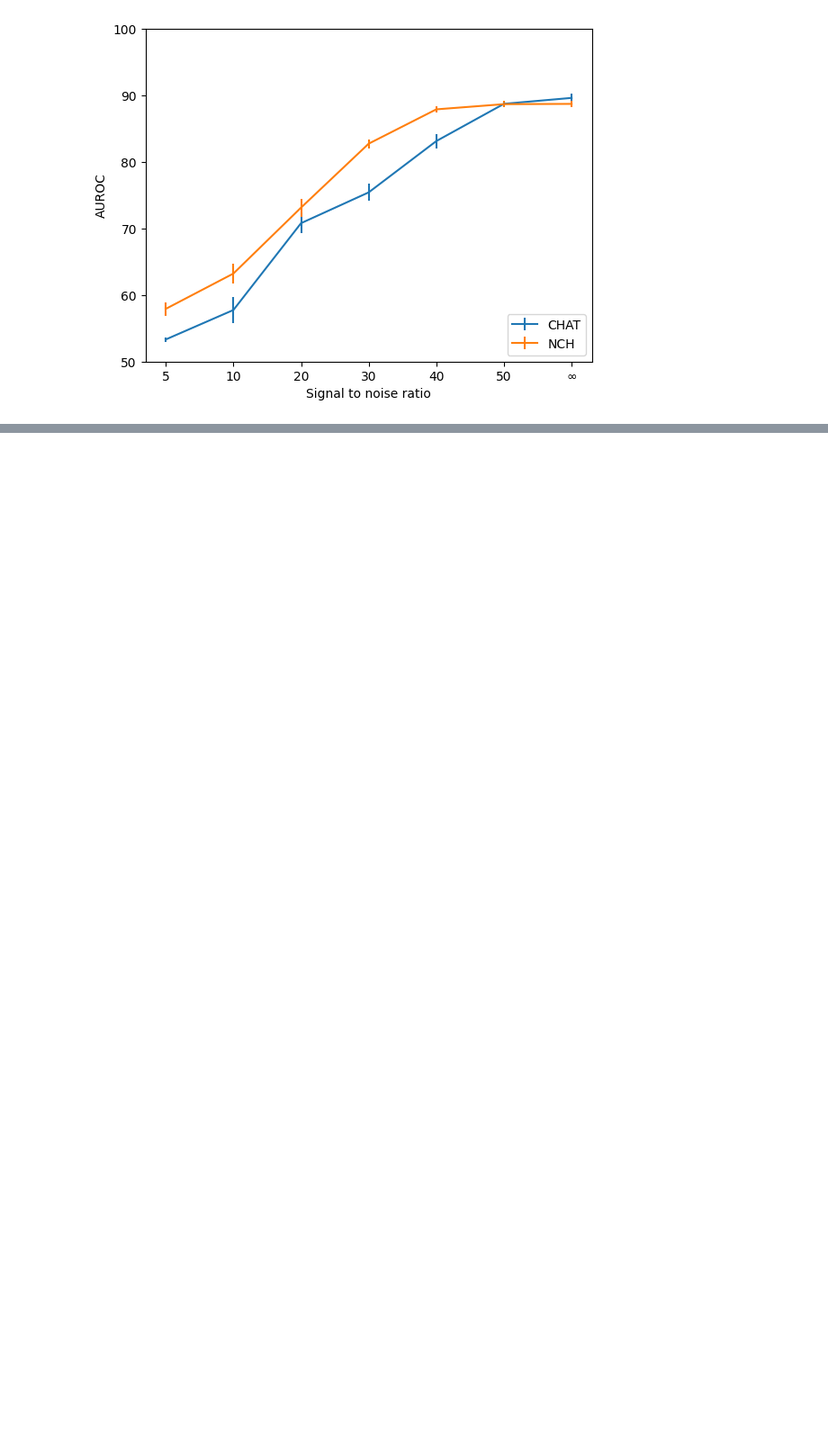
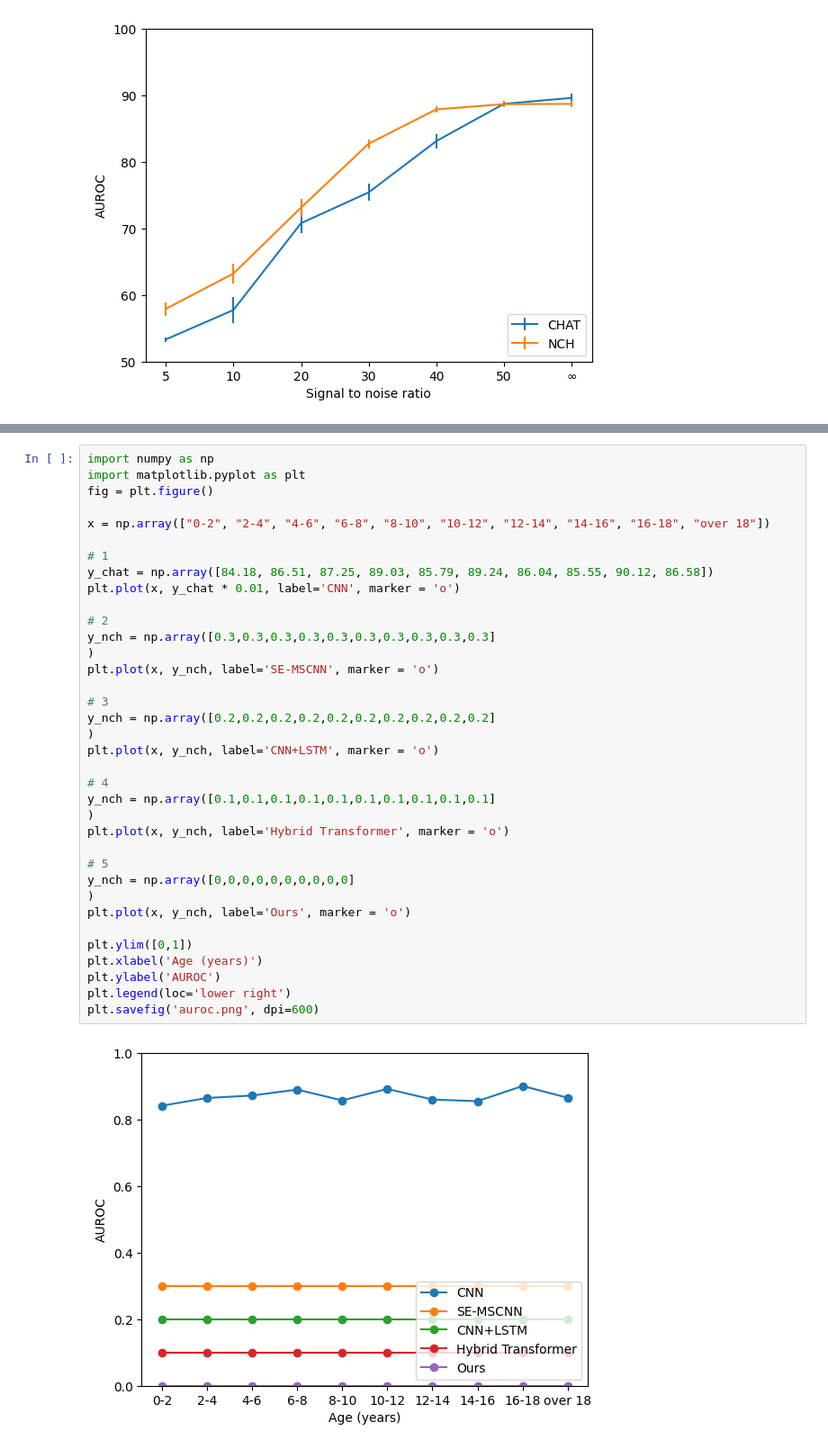
Before and after one commit to fayyaz-udel/Pediatric-Apnea-Transformer, a Jupyter notebook: data/noise.ipynb, the cells around one changed output, grey strips where cells are left out. Shown: that part at 90% size. Saved outputs shown, nothing was run; the diff lists cells and outputs as text; blank space fills up the shorter version.

```diff
--- a/data/noise.ipynb
+++ b/data/noise.ipynb
@@ -27,0 +63,38 @@ n []
+# %%
+import numpy as np
+import matplotlib.pyplot as plt
+fig = plt.figure()
+
+x = np.array(["0-2", "2-4", "4-6", "6-8", "8-10", "10-12", "12-14", "14-16", "16-18", "over 18"])
+
+# 1
+y_chat = np.array([84.18, 86.51, 87.25, 89.03, 85.79, 89.24, 86.04, 85.55, 90.12, 86.58])
+plt.plot(x, y_chat * 0.01, label='CNN', marker = 'o')
+
+# 2
+y_nch = np.array([0.3,0.3,0.3,0.3,0.3,0.3,0.3,0.3,0.3,0.3]
+)
+plt.plot(x, y_nch, label='SE-MSCNN', marker = 'o')
+
+# 3
+y_nch = np.array([0.2,0.2,0.2,0.2,0.2,0.2,0.2,0.2,0.2,0.2]
+)
+plt.plot(x, y_nch, label='CNN+LSTM', marker = 'o')
+
+# 4
+y_nch = np.array([0.1,0.1,0.1,0.1,0.1,0.1,0.1,0.1,0.1,0.1]
+)
+plt.plot(x, y_nch, label='Hybrid Transformer', marker = 'o')
+
+# 5
+y_nch = np.array([0,0,0,0,0,0,0,0,0,0]
+)
+plt.plot(x, y_nch, label='Ours', marker = 'o')
+
+plt.ylim([0,1])
+plt.xlabel('Age (years)')
+plt.ylabel('AUROC')
+plt.legend(loc='lower right')
+plt.savefig('auroc.png', dpi=600)
+# %% [output]
+[figure, added]
```
Also changed, not shown: parts of 2 cells of this notebook, 8 other files.
